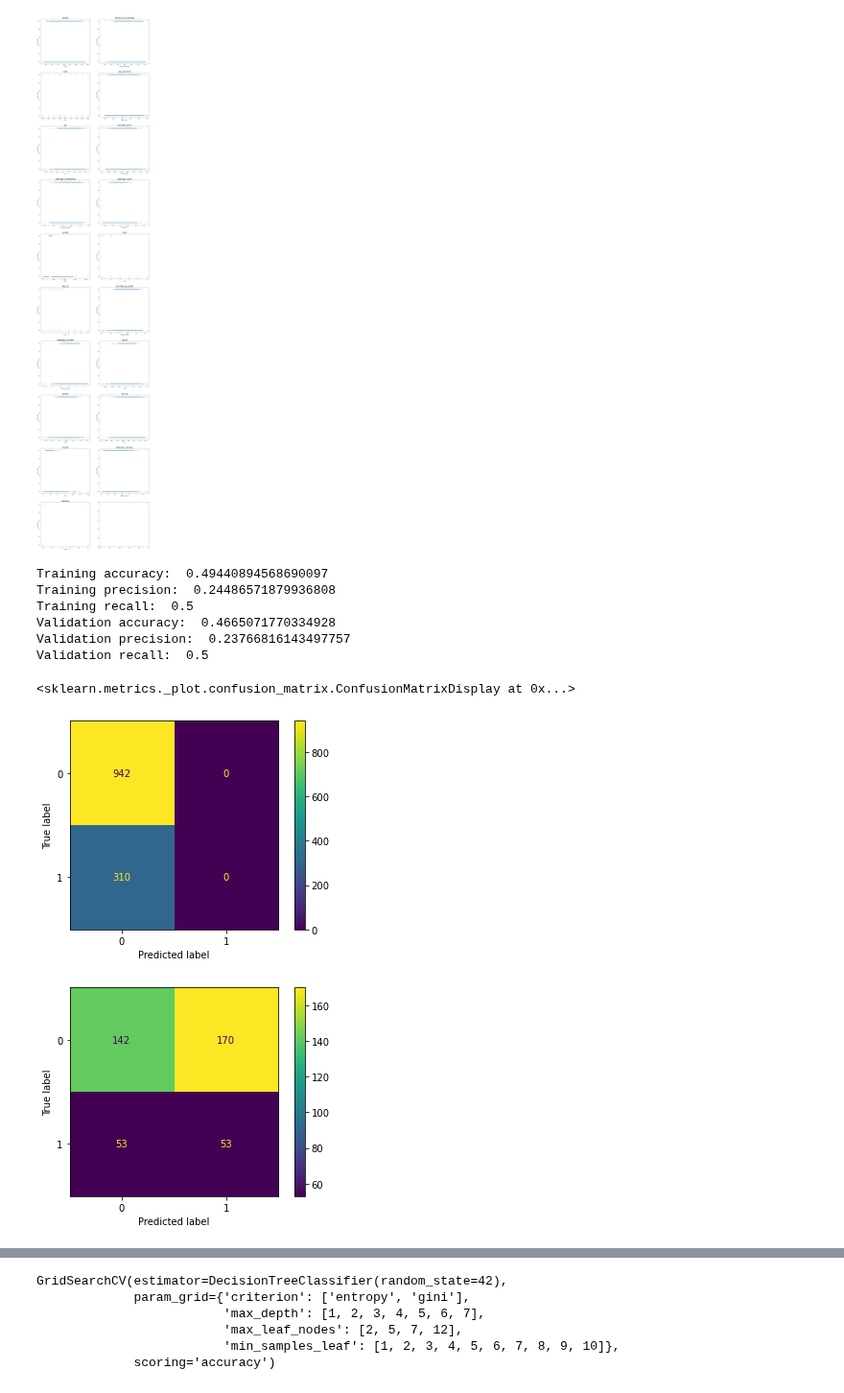
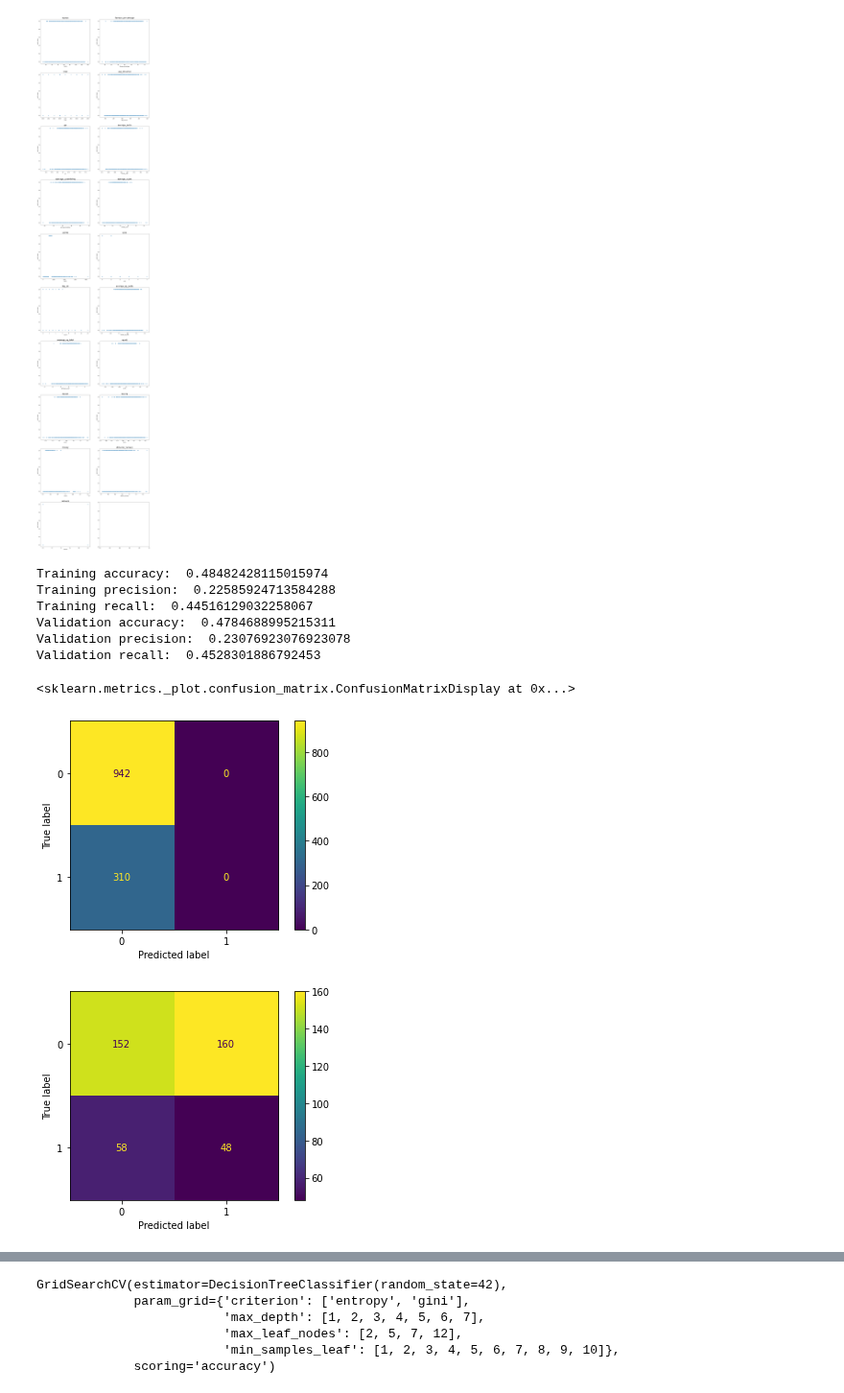
Before and after one commit to asval211/pga_golf_dataset, a Jupyter notebook: notebooks/exploratory/Cameron/data analysis 1.ipynb, the cells around one changed output, grey strips where cells are left out. Shown at 96% size. Saved outputs shown, nothing was run; the diff lists cells and outputs as text; code cells hidden in the pictures.

```diff
--- a/notebooks/exploratory/Cameron/data analysis 1.ipynb
+++ b/notebooks/exploratory/Cameron/data analysis 1.ipynb
@@ -360,54 +362,54 @@ def modeling_function(model, X_train, y_train, X_val, y_val):
     return model
 # %%
 lr = LogisticRegression()
-X = df.drop(columns= ['points','point_range','player_name'], axis = 1)
+X = df.drop(columns= ['points','point_range','player_name','year'], axis = 1)
 
 y = df['point_range']
 
 X_train, X_val, y_train, y_val = train_test_split(X, y, test_size=0.25,random_state=24)
 columns = X_train.columns
 
-X_test = df_2021.drop(columns= ['points','point_range','player_name','fairways_hit',"possible_fairways"], axis = 1)
+X_test = df_2021.drop(columns= ['points','point_range','player_name','year','fairways_hit',"possible_fairways",'total_distance','total_drives'], axis = 1)
 y_test = df_2021['point_range']
 
 #I scale the X_train and X_test data.
 sc = StandardScaler()
 
 X_train_s = sc.fit(X_train).transform(X_train)
 X_val_s = sc.transform(X_val)
 
 #Here I select particular variables from X to use for the logistic regression.
 #cols=['RPI Last Season','AP Votes', 'Coaches Votes','OPPP','OFGm','OFGM','OPerTO','DPerFT','OaFGPer']
 #Now form dataframes from the scaled but not oversampled data with just those␣ 􏰁→columns
 #X_s=X_s_data[cols]
 #y_s=y_s_data['Sweet 16']
 #Form dataframe for X_test_s using only columns specified.
 #X_test_s_df_c=X_test_s_df[cols]
 
 
 lr.fit(X_train, y_train)
 train_preds = lr.predict(X_train_s)
 val_preds = lr.predict(X_val_s)
 
 print('Training accuracy: ', accuracy_score(y_train, train_preds))
 print('Training precision: ', precision_score(y_train, train_preds))
 print('Training recall: ', recall_score(y_train, train_preds))
 print('Validation accuracy: ', accuracy_score(y_val, val_preds))
 print('Validation precision: ', precision_score(y_val, val_preds))
 print('Validation recall: ', recall_score(y_val, val_preds))
 
 plot_confusion_matrix(lr, X_train, y_train)
 plot_confusion_matrix(lr,X_val_s, y_val)
 # %% [output]
-Training accuracy:  0.49440894568690097
-Training precision:  0.24486571879936808
-Training recall:  0.5
-Validation accuracy:  0.4665071770334928
-Validation precision:  0.23766816143497757
-Validation recall:  0.5
+Training accuracy:  0.48482428115015974
+Training precision:  0.22585924713584288
+Training recall:  0.44516129032258067
+Validation accuracy:  0.4784688995215311
+Validation precision:  0.23076923076923078
+Validation recall:  0.4528301886792453
 <sklearn.metrics._plot.confusion_matrix.ConfusionMatrixDisplay at 0x...>
 [figure]
-[figure, old version]
+[figure, new version]
 # %%
 sm = SMOTE(random_state=42)
 
```
Also changed, not shown: parts of 6 cells of this notebook.
